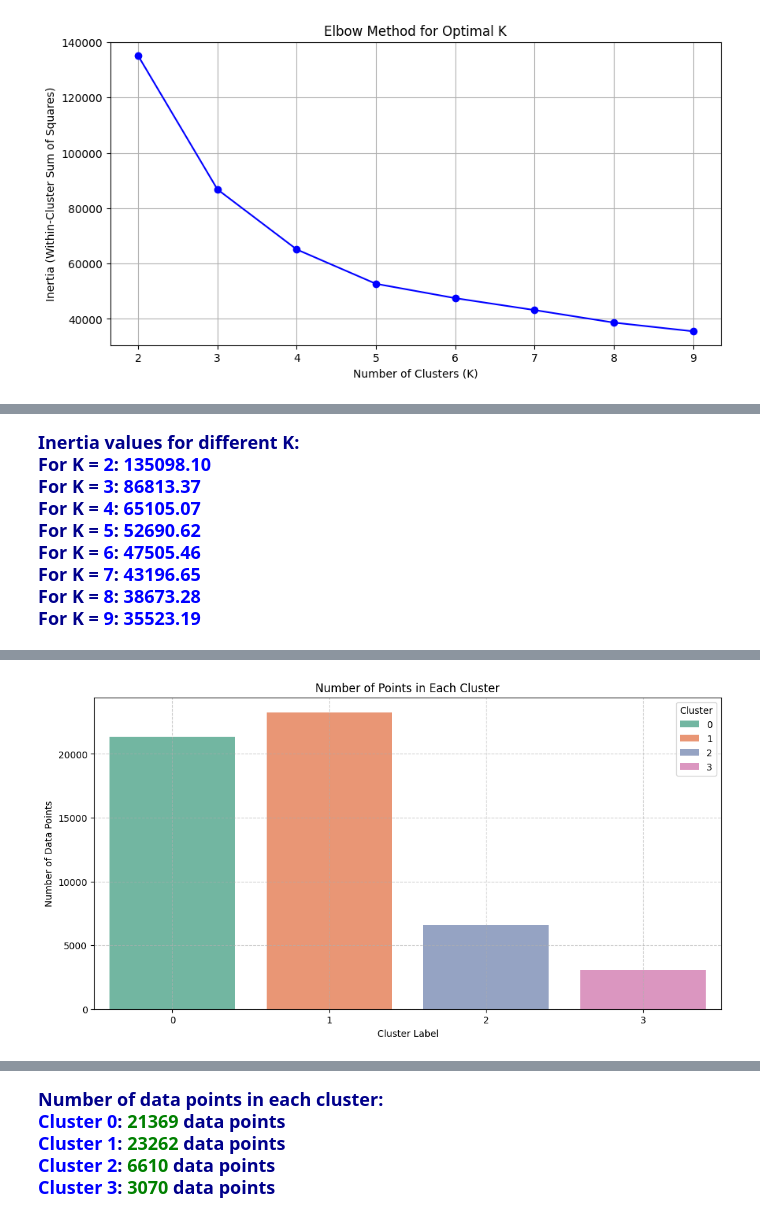
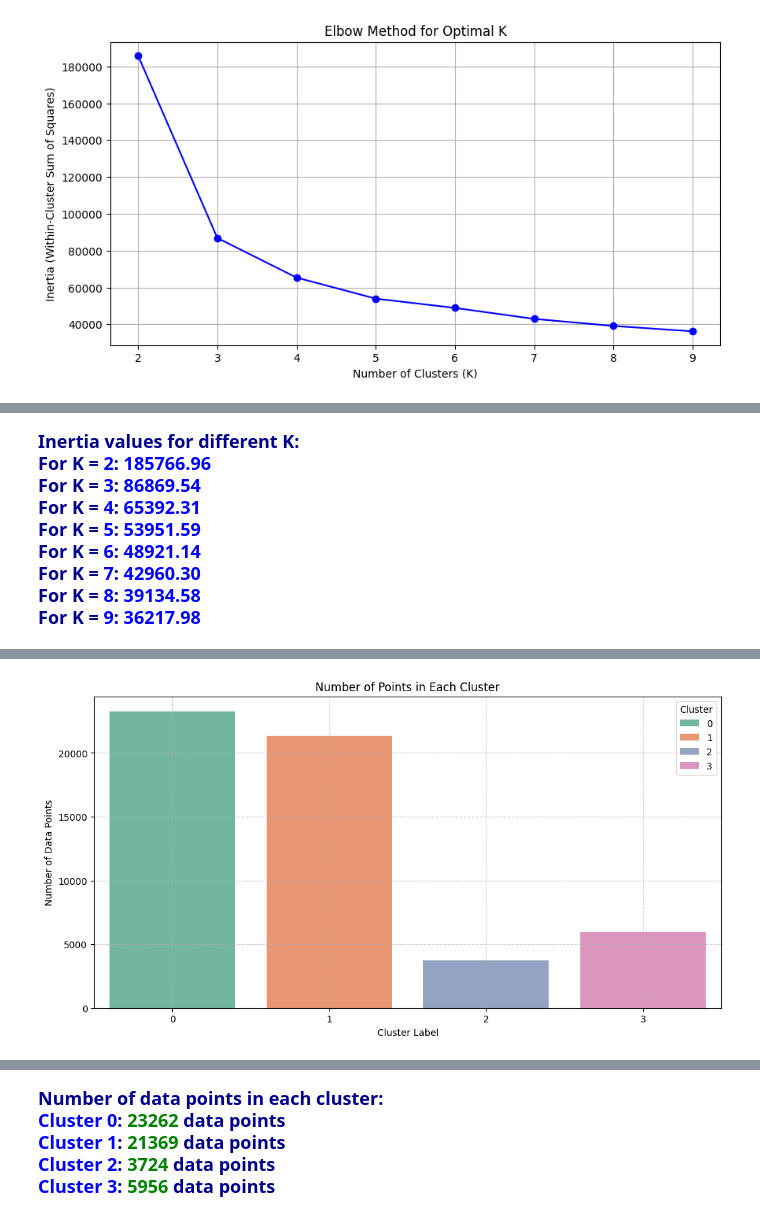
Before and after one commit to mohammadbadi/CrimeAnalytics_Clustering_Approach_1, a Jupyter notebook: Code Sections/5.5 KMeans Feature Importance K-Elbow.ipynb, the cells around one changed output, grey strips where cells are left out. Drawn from its saved outputs; the diff is of its cells as text; code cells hidden in the pictures.

```diff
--- a/Code Sections/5.5 KMeans Feature Importance K-Elbow.ipynb
+++ b/Code Sections/5.5 KMeans Feature Importance K-Elbow.ipynb
@@ -21,13 +21,13 @@ warnings.filterwarnings("ignore", category=DeprecationWarning)
 warnings.filterwarnings("ignore", category=FutureWarning)
 
 # Read the updated dataset from the new URL
-url = "https://raw.githubusercontent.com/mohammadbadi/Clustering_Frequency/refs/heads/main/Output_CSV/FE_Encoded_New.csv"
+url = "https://raw.githubusercontent.com/mohammadbadi/Clustering_FE_MCA/refs/heads/main/Output_CSV/FE_Encoded_New.csv"
 df = pd.read_csv(url)
 
 # Define features based on the current project.
 continuous_features = ['OCC_YEAR', 'OCC_DOY', 'OCC_HOUR']
-numeric_features = ['OCC_MONTH_Num', 'OCC_DOW_Num']
-frequency_features = ['Division_Freq', 'LOCATION_Freq', 'PREMISES_Freq', 'Loca_Premi_Freq', 'HOOD_Freq']
+numeric_features = ['OCC_MONTH_Num']
+frequency_features = ['Division_Freq', 'LOCATION_Freq', 'PREMISES_Freq', 'Loca_Premi_Freq', 'HOOD_Freq','DIV_HOOD_Hier','DOW_Category_Freq']
 pca_feature = ['LONG_LAT_PCA']
 features = continuous_features + numeric_features + frequency_features + pca_feature
 
@@ -181,50 +181,50 @@ files.download(output_dataset)
 
 # ---------------------- Rationale Explanation for Choosing n=4 ----------------------
 if len(inertia_values) >= 5:
     inertia_reduction_k3_k4 = ((inertia_values[1] - inertia_values[2]) / inertia_values[1]) * 100
     inertia_reduction_k4_k5 = ((inertia_values[2] - inertia_values[3]) / inertia_values[2]) * 100
 else:
     inertia_reduction_k3_k4 = inertia_reduction_k4_k5 = 0
 
 explanation = f"""
 <p style="color: black; font-size: 18px; font-weight: bold;">
     The K-Elbow method shows that the inertia value decreases notably as K increases from <span style="color: blue;">2</span> to <span style="color: blue;">4</span>. For example, when K increases from <span style="color: blue;">2</span> to <span style="color: blue;">3</span>, inertia decreases from <span style="color: blue;">{inertia_values[0]:.2f}</span> to <span style="color: blue;">{inertia_values[1]:.2f}</span>, and from K = <span style="color: blue;">3</span> to K = <span style="color: blue;">4</span> it decreases to <span style="color: blue;">{inertia_values[2]:.2f}</span> (a reduction of <span style="color: blue;">{inertia_reduction_k3_k4:.1f}%</span>). Beyond K = <span style="color: blue;">4</span>, the reduction in inertia becomes less dramatic (e.g. a further reduction of <span style="color: blue;">{inertia_reduction_k4_k5:.1f}%</span> from K = <span style="color: blue;">4</span> to K = <span style="color: blue;">5</span>).
 </p>
 <p style="color: black; font-size: 18px; font-weight: bold;">
     The cluster distribution is also reasonable:
     <br><span style="color: blue;">Cluster 0</span>: <span style="color: green;">{cluster_counts.get(0, 0)}</span> data points
     <br><span style="color: blue;">Cluster 1</span>: <span style="color: green;">{cluster_counts.get(1, 0)}</span> data points
     <br><span style="color: blue;">Cluster 2</span>: <span style="color: green;">{cluster_counts.get(2, 0)}</span> data points
     <br><span style="color: blue;">Cluster 3</span>: <span style="color: green;">{cluster_counts.get(3, 0)}</span> data points
 </p>
 <p style="color: black; font-size: 18px; font-weight: bold;">
     Based on the significant drop in inertia up to K = <span style="color: blue;">4</span> and a balanced cluster distribution, using <span style="color: blue;">4</span> clusters (n=4) for KMeans clustering is a good choice.
 </p>
 """
 display(HTML(explanation))
 # %% [output]
-[figure, old version]
+[figure, new version]
 [interactive output not drawn]
 [interactive output not drawn]
 [interactive output not drawn]
 Inertia values for different K:
-For K = 2: 135098.10
-For K = 3: 86813.37
-For K = 4: 65105.07
-For K = 5: 52690.62
-For K = 6: 47505.46
-For K = 7: 43196.65
-For K = 8: 38673.28
-For K = 9: 35523.19
+For K = 2: 185766.96
+For K = 3: 86869.54
+For K = 4: 65392.31
+For K = 5: 53951.59
+For K = 6: 48921.14
+For K = 7: 42960.30
+For K = 8: 39134.58
+For K = 9: 36217.98
 [interactive output not drawn]
-[figure, old version]
+[figure, new version]
 [interactive output not drawn]
 [interactive output not drawn]
 [interactive output not drawn]
 Number of data points in each cluster:
-Cluster 0: 21369 data points
-Cluster 1: 23262 data points
-Cluster 2: 6610 data points
-Cluster 3: 3070 data points
+Cluster 0: 23262 data points
+Cluster 1: 21369 data points
+Cluster 2: 3724 data points
+Cluster 3: 5956 data points
 [interactive output not drawn]
 ... (11 outputs left out)
```
Also changed, not shown: parts of 1 cell of this notebook.
